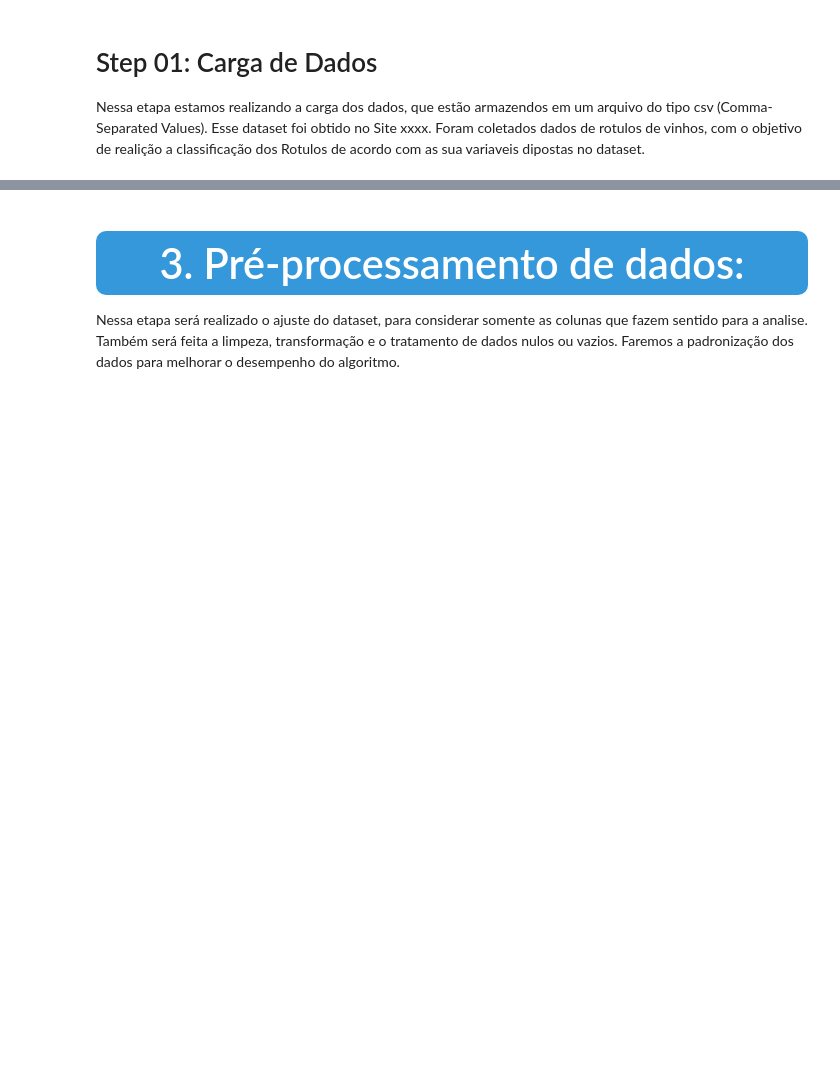
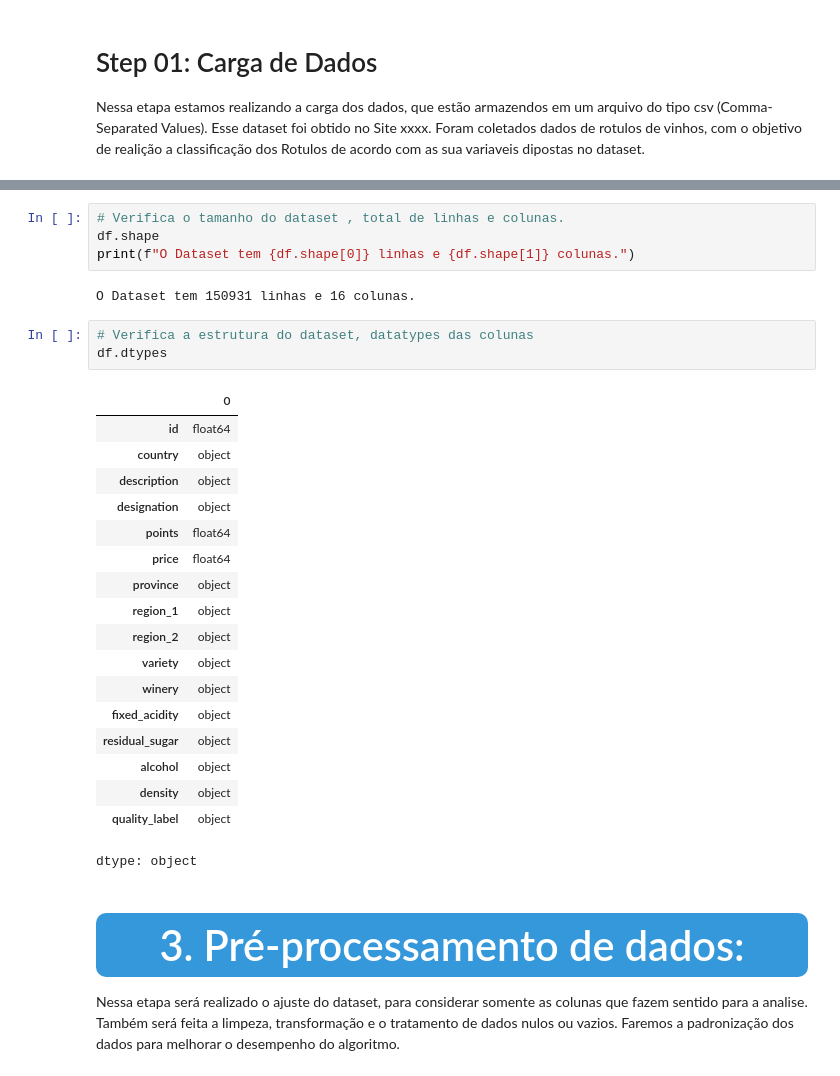
Before and after one commit to RodrigoMarenda/Analise_de_Dados, a Jupyter notebook: Wine_Quality.ipynb, the cells around one changed output, grey strips where cells are left out. Cells and saved outputs as stored; diff of their text form; blank space fills up the shorter version.

```diff
--- a/Wine_Quality.ipynb
+++ b/Wine_Quality.ipynb
@@ -136,3 +136,31 @@ df.head()
+# %%
+# Verifica o tamanho do dataset , total de linhas e colunas.
+df.shape
+print(f"O Dataset tem {df.shape[0]} linhas e {df.shape[1]} colunas.")
+# %% [output]
+O Dataset tem 150931 linhas e 16 colunas.
+# %%
+# Verifica a estrutura do dataset, datatypes das colunas
+df.dtypes
+# %% [output]
+|  | 0 |
+| id | float64 |
+| country | object |
+| description | object |
+| designation | object |
+| points | float64 |
+| price | float64 |
+| province | object |
+| region_1 | object |
+| region_2 | object |
+| variety | object |
+| winery | object |
+| fixed_acidity | object |
+| residual_sugar | object |
+| alcohol | object |
+| density | object |
+| quality_label | object |
+dtype: object
 # %% [markdown]
 <a id="1"></a>
 # <p style="background-color:#3498DB; font-family: 'Segoe UI', Tahoma, Geneva, Verdana, sans-serif; color:#FFF; font-size:160%; text-align:center; border-radius:10px; padding:12px;">3. Pré-processamento de dados:</p>
```
Also changed, not shown: parts of 7 cells of this notebook.
